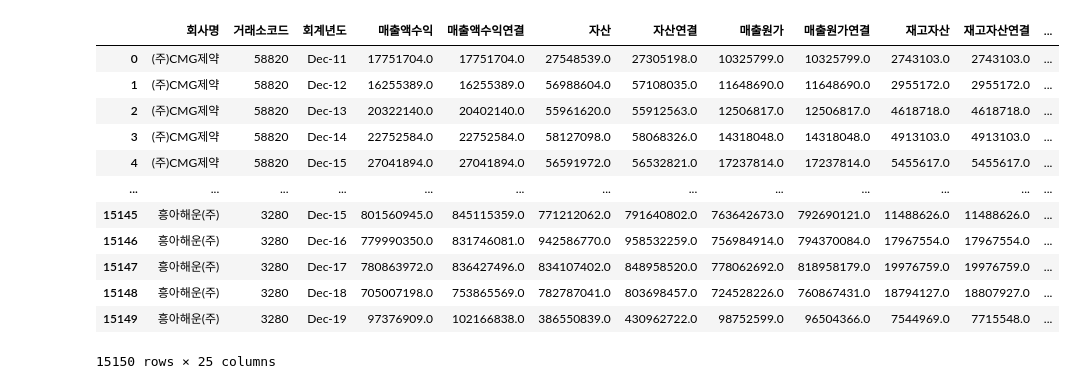
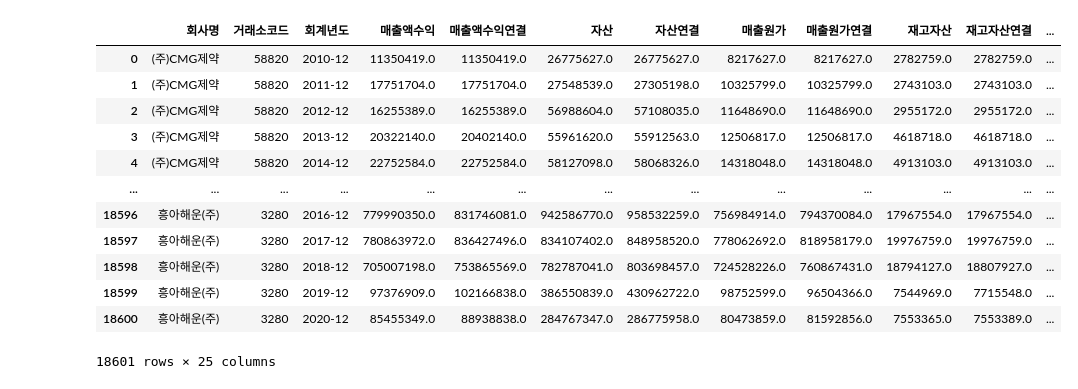
Before and after one commit to Penta-Audit-Technology/jh, a Jupyter notebook: re재무비율함수식 copy.ipynb, the cells around one changed output. Cells and saved outputs as stored; diff of their text form; code cells hidden in the pictures.

```diff
--- a/re재무비율함수식 copy.ipynb
+++ b/re재무비율함수식 copy.ipynb
@@ -1223,23 +1284,24 @@ df2
 # %%
-df3 = pd.read_csv('./비율/활동성비율1.csv',encoding='cp949')
+df3 = pd.read_csv('./비율/활동성비율2020.csv',encoding='cp949')
 df3.columns = df3.columns.str.replace('\(', '')
 df3.columns = df3.columns.str.replace('\)', '')
 df3.columns = df3.columns.str.replace('\*', '')
 df3.columns = df3.columns.str.replace('IFRS', '')
 df3.columns = df3.columns.str.replace('천원', '')
+df3['회계년도'] = pd.to_datetime(df3['회계년도'],format='%Y/%m').dt.strftime('%Y-%m')
 df3
 # %% [output]
 |  | 회사명 | 거래소코드 | 회계년도 | 매출액수익 | 매출액수익연결 | 자산 | 자산연결 | 매출원가 | 매출원가연결 | 재고자산 | 재고자산연결 | ... |
-| 0 | (주)CMG제약 | 58820 | Dec-11 | 17751704.0 | 17751704.0 | 27548539.0 | 27305198.0 | 10325799.0 | 10325799.0 | 2743103.0 | 2743103.0 | ... |
-| 1 | (주)CMG제약 | 58820 | Dec-12 | 16255389.0 | 16255389.0 | 56988604.0 | 57108035.0 | 11648690.0 | 11648690.0 | 2955172.0 | 2955172.0 | ... |
-| 2 | (주)CMG제약 | 58820 | Dec-13 | 20322140.0 | 20402140.0 | 55961620.0 | 55912563.0 | 12506817.0 | 12506817.0 | 4618718.0 | 4618718.0 | ... |
-| 3 | (주)CMG제약 | 58820 | Dec-14 | 22752584.0 | 22752584.0 | 58127098.0 | 58068326.0 | 14318048.0 | 14318048.0 | 4913103.0 | 4913103.0 | ... |
-| 4 | (주)CMG제약 | 58820 | Dec-15 | 27041894.0 | 27041894.0 | 56591972.0 | 56532821.0 | 17237814.0 | 17237814.0 | 5455617.0 | 5455617.0 | ... |
+| 0 | (주)CMG제약 | 58820 | 2010-12 | 11350419.0 | 11350419.0 | 26775627.0 | 26775627.0 | 8217627.0 | 8217627.0 | 2782759.0 | 2782759.0 | ... |
+| 1 | (주)CMG제약 | 58820 | 2011-12 | 17751704.0 | 17751704.0 | 27548539.0 | 27305198.0 | 10325799.0 | 10325799.0 | 2743103.0 | 2743103.0 | ... |
+| 2 | (주)CMG제약 | 58820 | 2012-12 | 16255389.0 | 16255389.0 | 56988604.0 | 57108035.0 | 11648690.0 | 11648690.0 | 2955172.0 | 2955172.0 | ... |
+| 3 | (주)CMG제약 | 58820 | 2013-12 | 20322140.0 | 20402140.0 | 55961620.0 | 55912563.0 | 12506817.0 | 12506817.0 | 4618718.0 | 4618718.0 | ... |
+| 4 | (주)CMG제약 | 58820 | 2014-12 | 22752584.0 | 22752584.0 | 58127098.0 | 58068326.0 | 14318048.0 | 14318048.0 | 4913103.0 | 4913103.0 | ... |
 | ... | ... | ... | ... | ... | ... | ... | ... | ... | ... | ... | ... | ... |
-| 15145 | 흥아해운(주) | 3280 | Dec-15 | 801560945.0 | 845115359.0 | 771212062.0 | 791640802.0 | 763642673.0 | 792690121.0 | 11488626.0 | 11488626.0 | ... |
-| 15146 | 흥아해운(주) | 3280 | Dec-16 | 779990350.0 | 831746081.0 | 942586770.0 | 958532259.0 | 756984914.0 | 794370084.0 | 17967554.0 | 17967554.0 | ... |
-| 15147 | 흥아해운(주) | 3280 | Dec-17 | 780863972.0 | 836427496.0 | 834107402.0 | 848958520.0 | 778062692.0 | 818958179.0 | 19976759.0 | 19976759.0 | ... |
-| 15148 | 흥아해운(주) | 3280 | Dec-18 | 705007198.0 | 753865569.0 | 782787041.0 | 803698457.0 | 724528226.0 | 760867431.0 | 18794127.0 | 18807927.0 | ... |
-| 15149 | 흥아해운(주) | 3280 | Dec-19 | 97376909.0 | 102166838.0 | 386550839.0 | 430962722.0 | 98752599.0 | 96504366.0 | 7544969.0 | 7715548.0 | ... |
+| 18596 | 흥아해운(주) | 3280 | 2016-12 | 779990350.0 | 831746081.0 | 942586770.0 | 958532259.0 | 756984914.0 | 794370084.0 | 17967554.0 | 17967554.0 | ... |
+| 18597 | 흥아해운(주) | 3280 | 2017-12 | 780863972.0 | 836427496.0 | 834107402.0 | 848958520.0 | 778062692.0 | 818958179.0 | 19976759.0 | 19976759.0 | ... |
+| 18598 | 흥아해운(주) | 3280 | 2018-12 | 705007198.0 | 753865569.0 | 782787041.0 | 803698457.0 | 724528226.0 | 760867431.0 | 18794127.0 | 18807927.0 | ... |
+| 18599 | 흥아해운(주) | 3280 | 2019-12 | 97376909.0 | 102166838.0 | 386550839.0 | 430962722.0 | 98752599.0 | 96504366.0 | 7544969.0 | 7715548.0 | ... |
+| 18600 | 흥아해운(주) | 3280 | 2020-12 | 85455349.0 | 88938838.0 | 284767347.0 | 286775958.0 | 80473859.0 | 81592856.0 | 7553365.0 | 7553389.0 | ... |
-15150 rows × 25 columns
+18601 rows × 25 columns
 # %%
```
Also changed, not shown: parts of 43 cells of this notebook, 27 other files.
